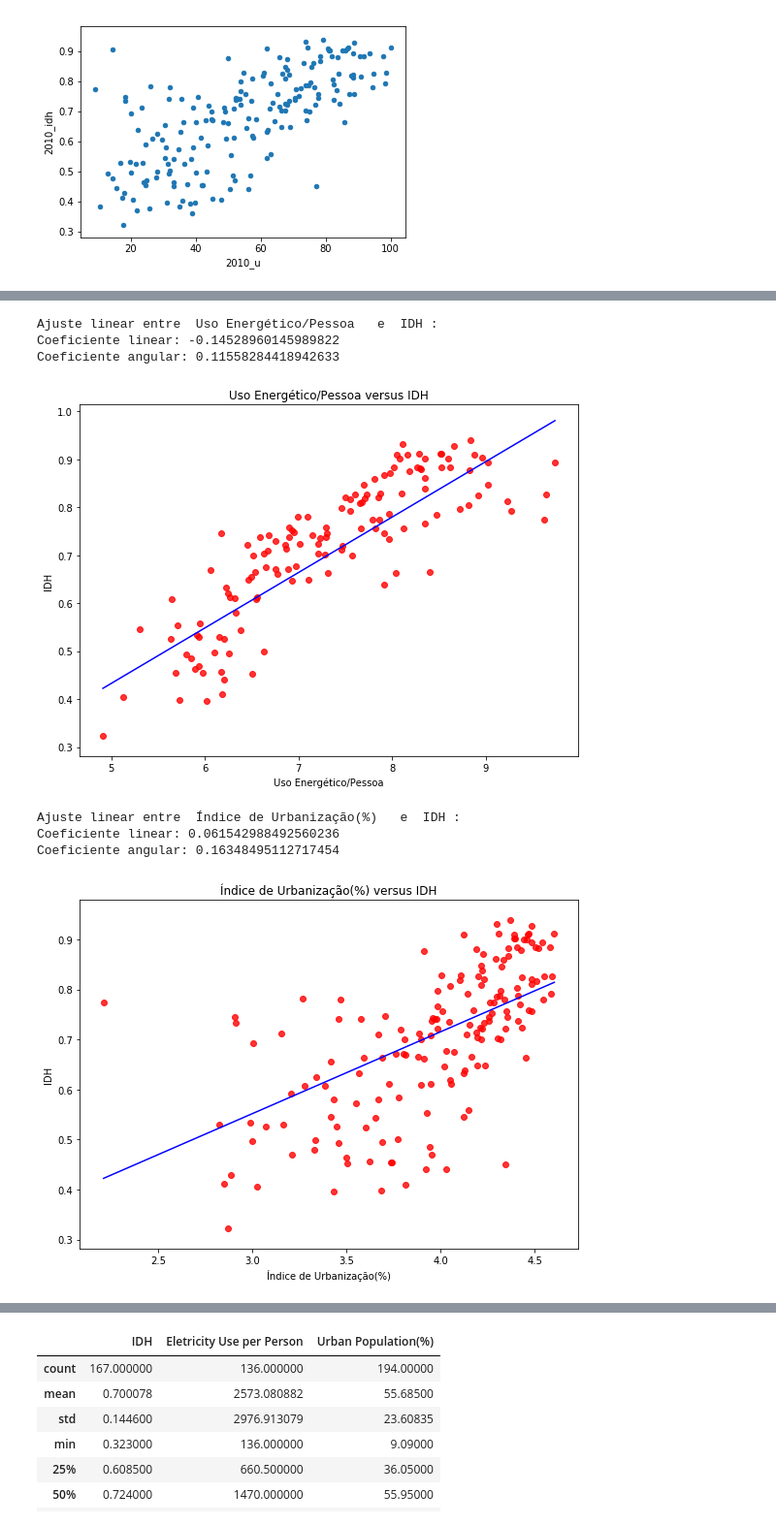
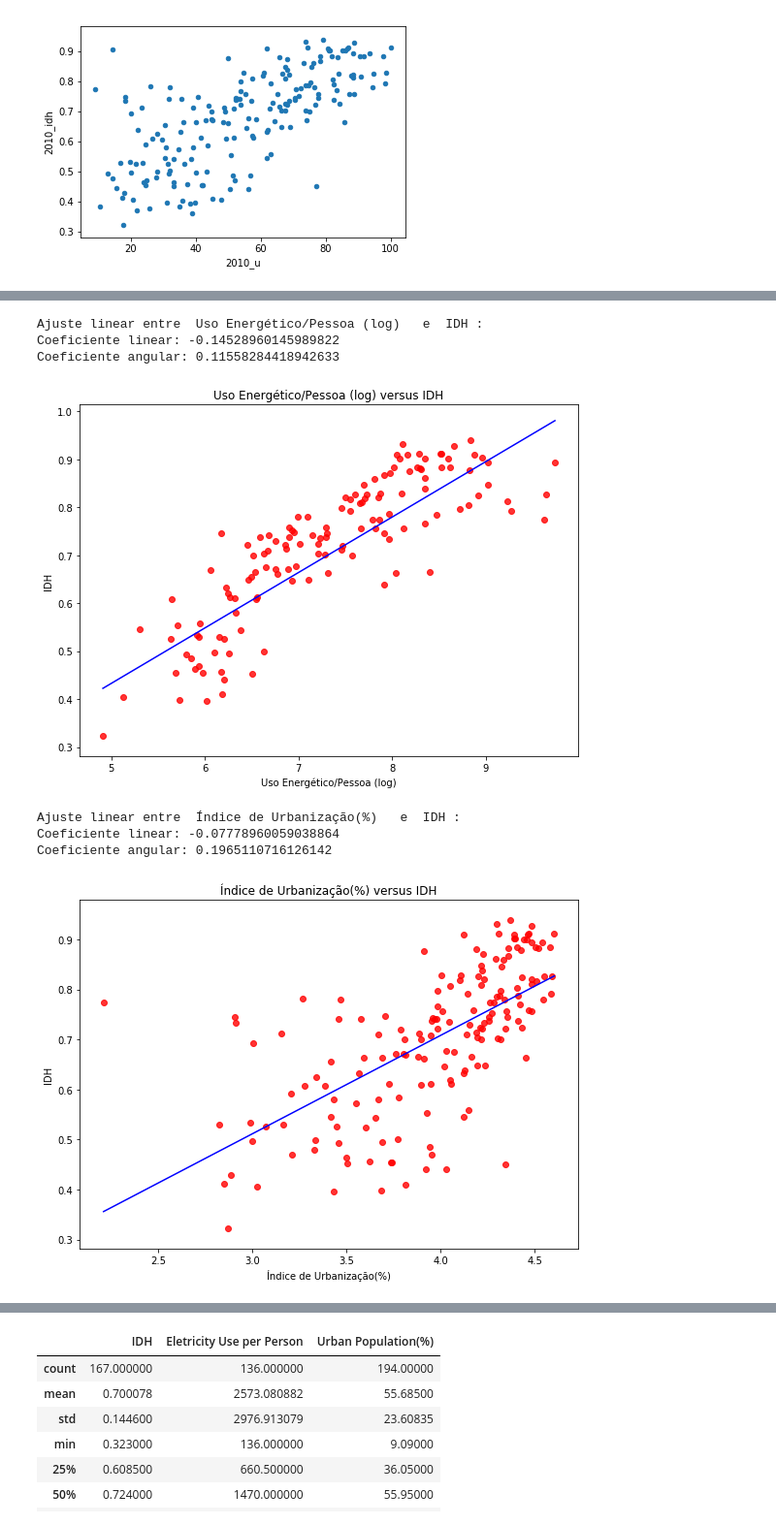
Before and after one commit to APaiva1999/Projeto-1-CieDad, a Jupyter notebook: Untitled2.ipynb, the cells around one changed output, grey strips where cells are left out. Shown at 97% size. Saved outputs shown, nothing was run; the diff lists cells and outputs as text; code cells hidden in the pictures.

```diff
--- a/Untitled2.ipynb
+++ b/Untitled2.ipynb
@@ -79,15 +84,15 @@ Observando a tabela dv2 e os gráficos acima, é possível notar que países mai
 # %%
-reta(dv1["2010_e_log"], dv1["2010_idh"], "Uso Energético/Pessoa", "IDH")
+reta(dv1["2010_e_log"], dv1["2010_idh"], "Uso Energético/Pessoa (log)", "IDH")
 # %% [output]
-Ajuste linear entre  Uso Energético/Pessoa   e  IDH :
+Ajuste linear entre  Uso Energético/Pessoa (log)   e  IDH :
 Coeficiente linear: -0.14528960145989822
 Coeficiente angular: 0.11558284418942633
-[figure, old version]
+[figure, new version]
 # %%
-reta(dv2["2010_u_log"], dv2["2010_idh"], "Índice de Urbanização(%)","IDH")
+reta(dv1["2010_u_log"], dv1["2010_idh"], "Índice de Urbanização(%)","IDH")
 # %% [output]
 Ajuste linear entre  Índice de Urbanização(%)   e  IDH :
-Coeficiente linear: 0.061542988492560236
-Coeficiente angular: 0.16348495112717454
+Coeficiente linear: -0.07778960059038864
+Coeficiente angular: 0.1965110716126142
-[figure, old version]
+[figure, new version]
 # %%
```
Also changed, not shown: parts of 7 cells of this notebook.
